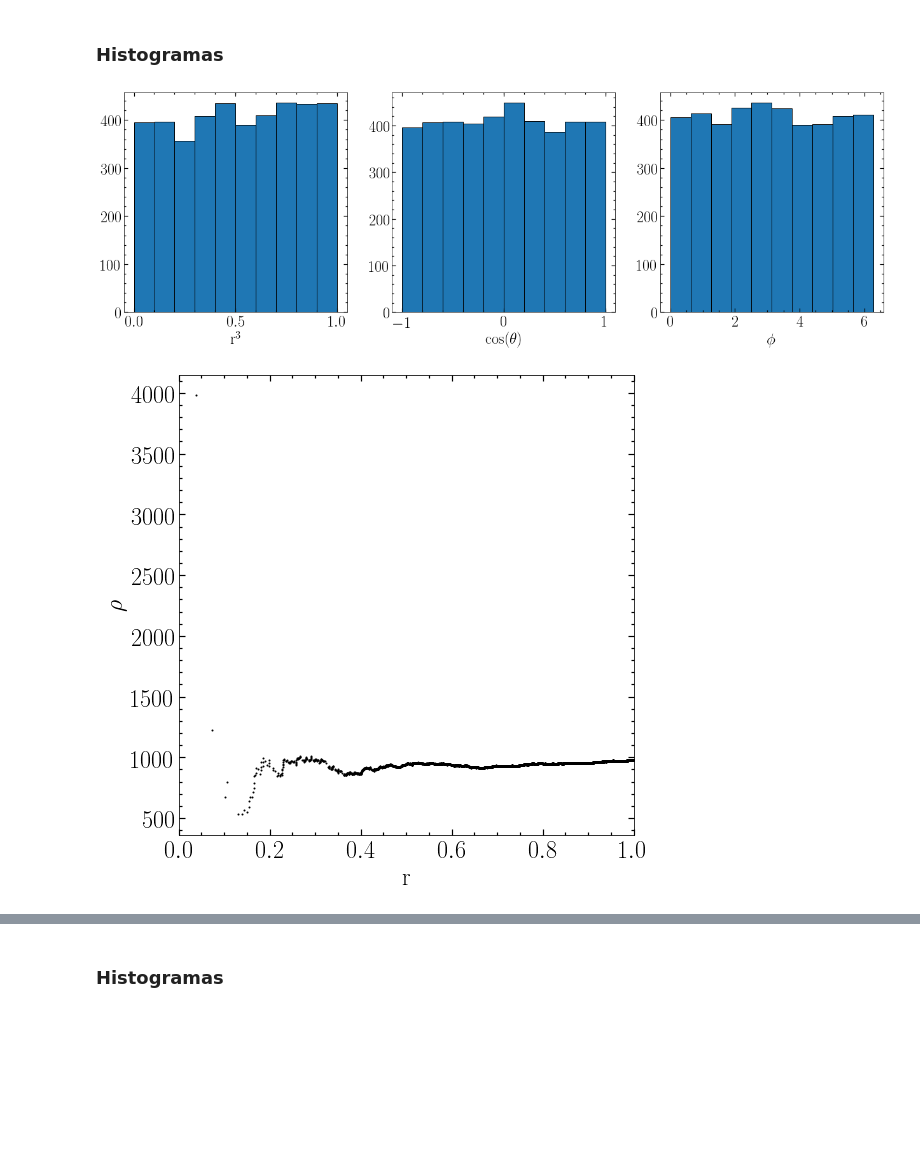
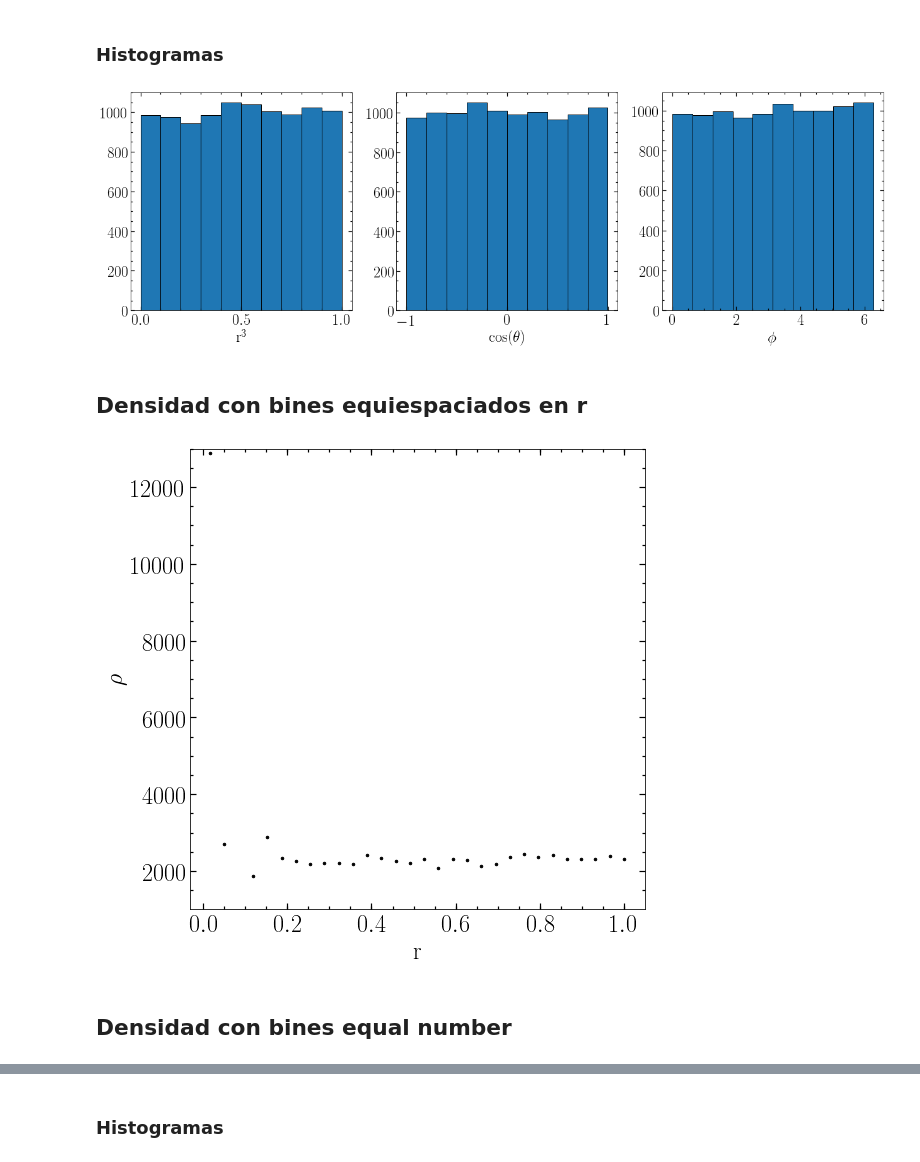
Before and after one commit to ornemarioni/mn2, a Jupyter notebook: Capitulo4.ipynb, the cells around one changed output, grey strips where cells are left out. Saved outputs shown, nothing was run; the diff lists cells and outputs as text; code cells hidden in the pictures; blank space fills up the shorter version.

```diff
--- a/Capitulo4.ipynb
+++ b/Capitulo4.ipynb
@@ -99,7 +99,7 @@ plt.show()
 import random
 import numpy as np
 
-N = 4096
+N = 10000
 random.seed(27)
 sample = np.arange(0,1,1e-5)
 
@@ -186,4 +186,4 @@ ax3.set_xlabel('$\mathrm{\phi}$', fontsize=24)
 
 plt.show()
 # %% [output]
-[figure, old version]
+[figure, new version]
@@ -199,30 +190,40 @@ rho = range(1,len(r)+1) / vol
+# %% [markdown]
+## Densidad con bines equiespaciados en r
+# %%
+r = r3**(1/3.)
+
+rbin = np.linspace(1./60., 1, 30)
+
+vol = 4/3. * np.pi * ((rbin+1./60)**3. - (rbin-1./60)**3.)
+
+aux = np.int_(r*len(rbin))
+Npart = np.ones(N)
+count = np.zeros(len(rbin))
+
+for i in range(0,N):
+    count[aux[i]] = count[aux[i]] + Npart[i]
+
+rho = count / vol
 # %%
 import matplotlib.pyplot as plt
 import numpy as np
 from __future__ import unicode_literals
 
 matplotlib.rcParams['text.usetex'] = True
 matplotlib.rcParams['text.latex.unicode'] = True
 
 fig = plt.figure(1, figsize=(8,8))
 fig.subplots_adjust(bottom=0.15, left =0.16, right = 0.95, top = 0.95)
 
 ax1 = fig.add_subplot(111)
-ax1.plot(r_sort, rho, '.k', markersize=2)
+ax1.plot(rbin, rho, '.k', markersize=5)
 ax1.minorticks_on()
 ax1.tick_params( labelsize=24)
 ax1.tick_params('both', length=3, width=1.2,which='minor', direction='in', right='on',top='on')
 ax1.tick_params('both', length=6, width=1.2,which='major', direction='in', right='on',top='on')
 ax1.set_xlabel('$\mathrm{r}$', fontsize=24)
 ax1.set_ylabel(r'$\mathrm{\rho}$', fontsize=24)
-
-ax1.set_xlim(0,1)
-# ax1.set_ylim(750,1000)
-
-# ax1.set_yscale('log')
-# ax1.set_xscale('log')
-
-
+ax1.set_ylim(1000,13000)
 plt.show()
 # %% [output]
-[figure, old version]
+[figure, new version]
@@ -245,0 +230,2 @@ rho = count / vol
+# %% [markdown]
+## Densidad con bines equal number
```
Also changed, not shown: parts of 32 cells of this notebook, 1 other file.
